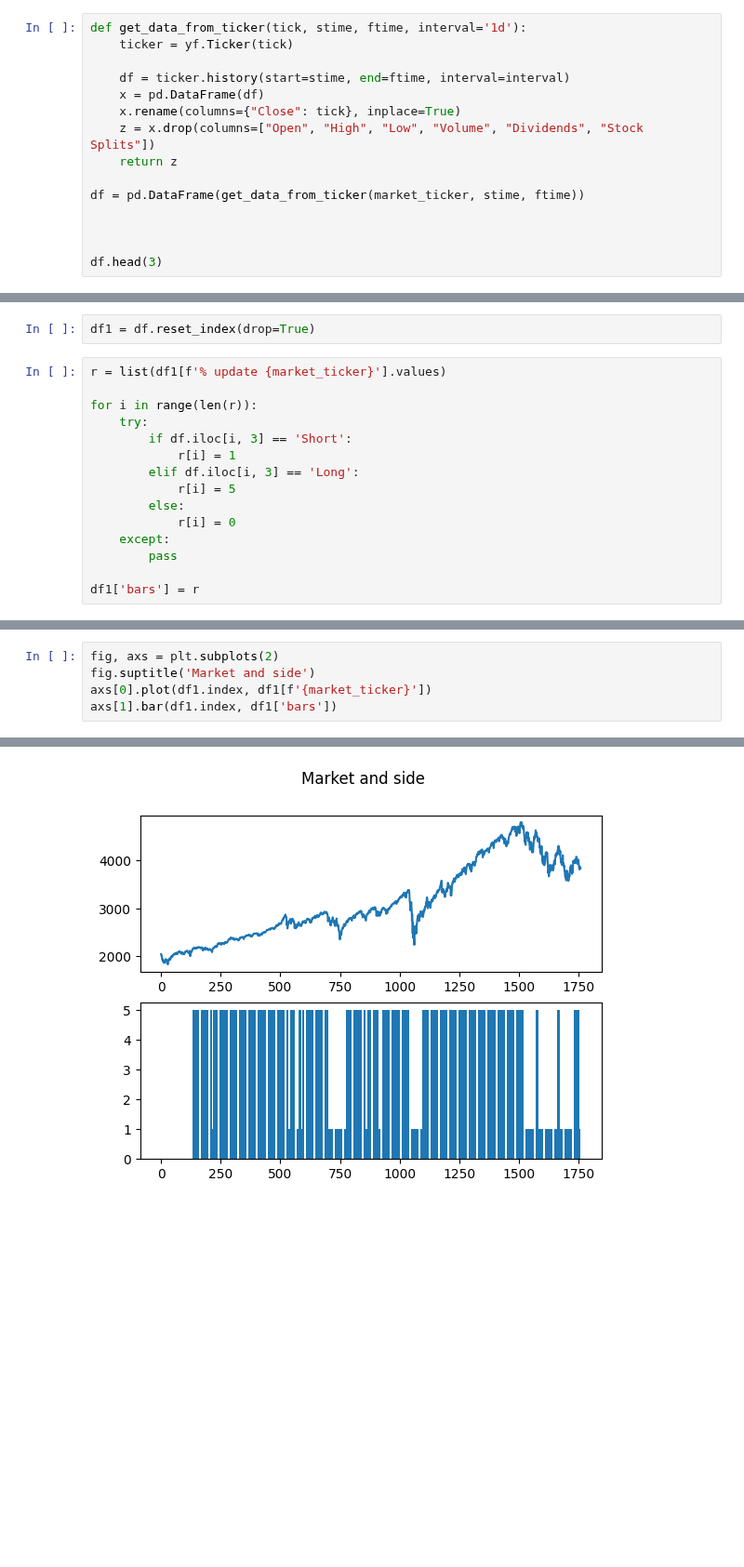
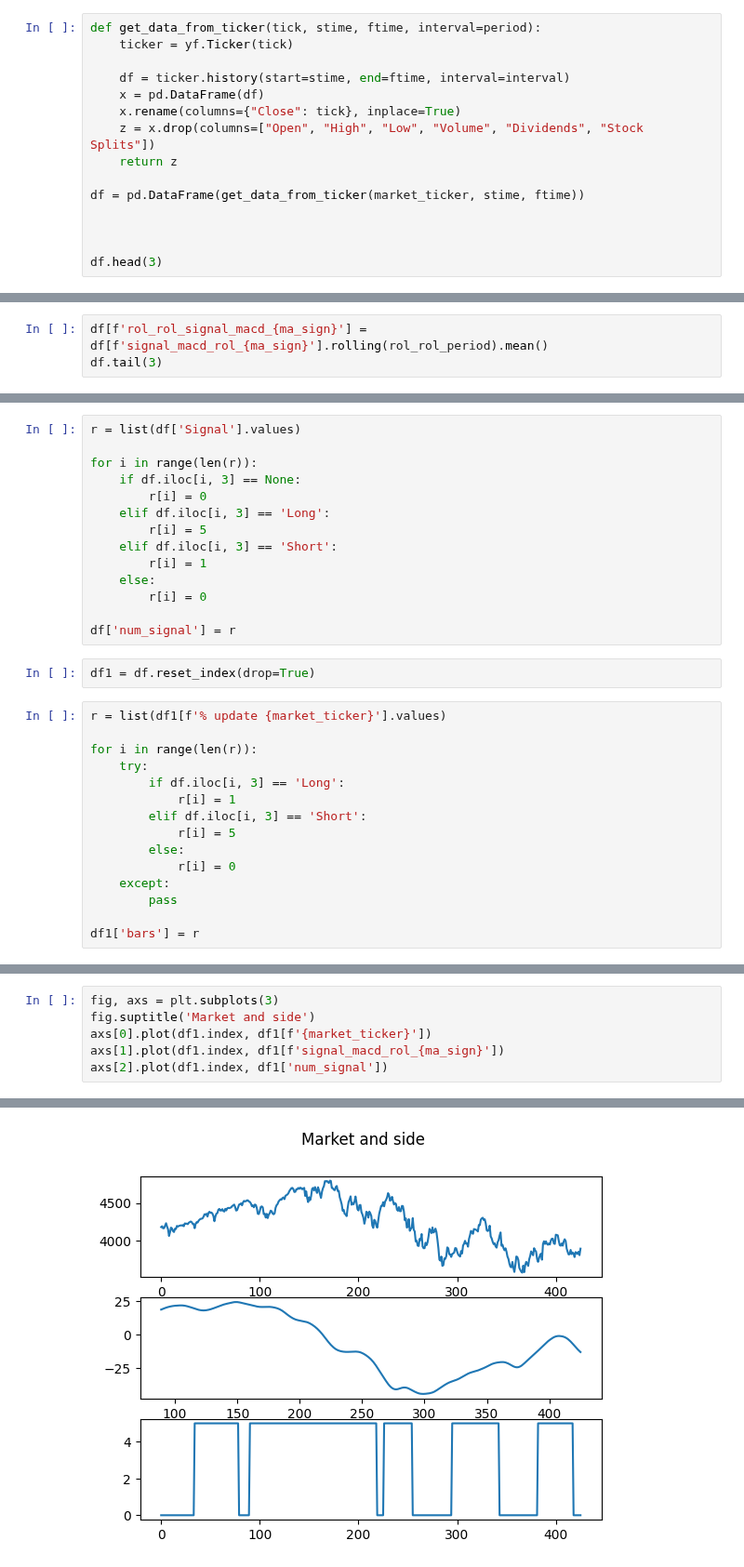
Before and after one commit to ChapnesAl/Tinkoff_Investment, a Jupyter notebook: lessons_and_tests/da_lessons/market_forecast.ipynb, the cells around one changed output, grey strips where cells are left out. Shown at 93% size. Saved outputs shown, nothing was run; the diff lists cells and outputs as text; blank space fills up the shorter version.

```diff
--- a/lessons_and_tests/da_lessons/market_forecast.ipynb
+++ b/lessons_and_tests/da_lessons/market_forecast.ipynb
@@ -20,5 +32,5 @@ ftime=None
 # %%
-def get_data_from_ticker(tick, stime, ftime, interval='1d'):
+def get_data_from_ticker(tick, stime, ftime, interval=period):
     ticker = yf.Ticker(tick)
 
     df = ticker.history(start=stime, end=ftime, interval=interval)
@@ -415,0 +427,3 @@ df.tail(3)
+# %%
+df[f'rol_rol_signal_macd_{ma_sign}'] =  df[f'signal_macd_rol_{ma_sign}'].rolling(rol_rol_period).mean()
+df.tail(3)
@@ -491,3 +578,17 @@ df['Sum'].sum()
+# %%
+r = list(df['Signal'].values)
+
+for i in range(len(r)):
+    if df.iloc[i, 3] == None:
+        r[i] = 0
+    elif df.iloc[i, 3] == 'Long':
+        r[i] = 5
+    elif df.iloc[i, 3] == 'Short':
+        r[i] = 1
+    else:
+        r[i] = 0
+
+df['num_signal'] = r
 # %%
 df1 = df.reset_index(drop=True)
 # %%
@@ -495,9 +596,9 @@ r = list(df1[f'% update {market_ticker}'].values)
 
 for i in range(len(r)):
     try:
-        if df.iloc[i, 3] == 'Short':
+        if df.iloc[i, 3] == 'Long':
             r[i] = 1
-        elif df.iloc[i, 3] == 'Long':
+        elif df.iloc[i, 3] == 'Short':
             r[i] = 5
         else:
             r[i] = 0
@@ -508,6 +616,7 @@ df1['bars'] = r
 # %%
-fig, axs = plt.subplots(2)
+fig, axs = plt.subplots(3)
 fig.suptitle('Market and side')
 axs[0].plot(df1.index, df1[f'{market_ticker}'])
-axs[1].bar(df1.index, df1['bars'])
+axs[1].plot(df1.index, df1[f'signal_macd_rol_{ma_sign}'])
+axs[2].plot(df1.index, df1['num_signal'])
 # %% [output]
@@ -515 +624 @@ axs[1].bar(df1.index, df1['bars'])
-[figure, old version]
+[figure, new version]
```
Also changed, not shown: parts of 19 cells of this notebook, 8 other files.
